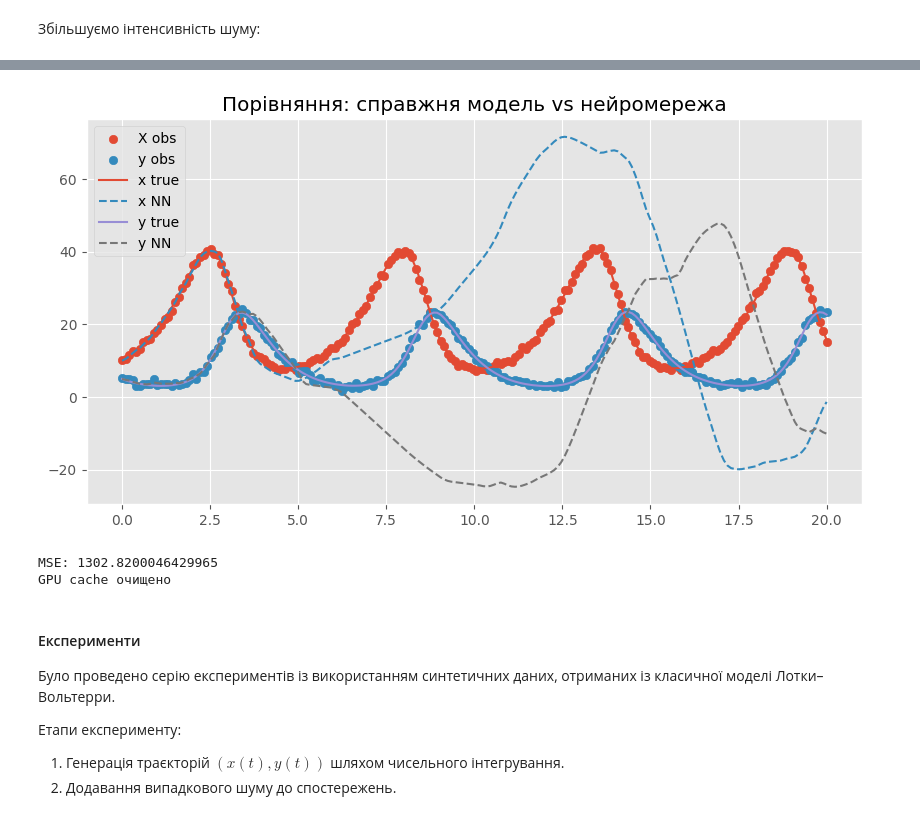
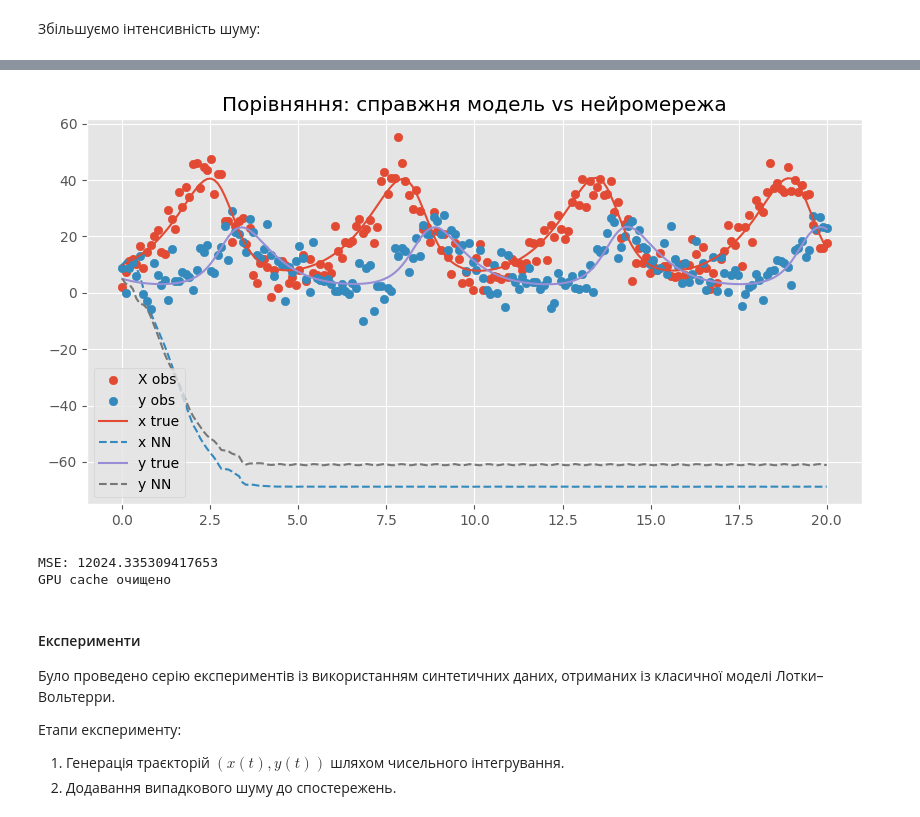
Before and after one commit to BerVol57/MP3, a Jupyter notebook: lab 5/lab5.ipynb, the cells around one changed output, grey strips where cells are left out. Cells and saved outputs as stored; diff of their text form; code cells hidden in the pictures.

Commit message:
lab 5 fix noise

```diff
--- a/lab 5/lab5.ipynb
+++ b/lab 5/lab5.ipynb
@@ -232,6 +232,27 @@ MSE: 851.079207645038
 # %% [markdown]
 Збільшуємо інтенсивність шуму:
 # %%
+noise_level = 5
+
+x_noisy = x_true + noise_level * np.random.randn(len(x_true))
+y_noisy = y_true + noise_level * np.random.randn(len(y_true))
+
+dxdt = approximate_derivative(x_noisy, t_eval)
+dydt = approximate_derivative(y_noisy, t_eval)
+
+dxdt_observed = approximate_derivative(x_noisy, t_eval)
+dydt_observed = approximate_derivative(y_noisy, t_eval)
+
+X = np.vstack([x_noisy, y_noisy]).T
+Y = np.vstack([dxdt, dydt]).T
+
+X_tensor = torch.tensor(X, dtype=torch.float32, device=device)
+Y_tensor = torch.tensor(Y, dtype=torch.float32, device=device)
+
+model = ODE_NN().to(device)
+optimizer = optim.Adam(model.parameters(), lr=0.01)
+loss_fn = nn.MSELoss()
+
 epochs = 2000
 
 for epoch in range(epochs):
@@ -289,5 +310,5 @@ Epoch 1800, Loss: 5.600643
-[figure, old version]
+[figure, new version]
-MSE: 1302.8200046429965
+MSE: 12024.335309417653
 GPU cache очищено
 # %% [markdown]
 #### Експерименти
```
Also changed, not shown: parts of 10 cells of this notebook.
